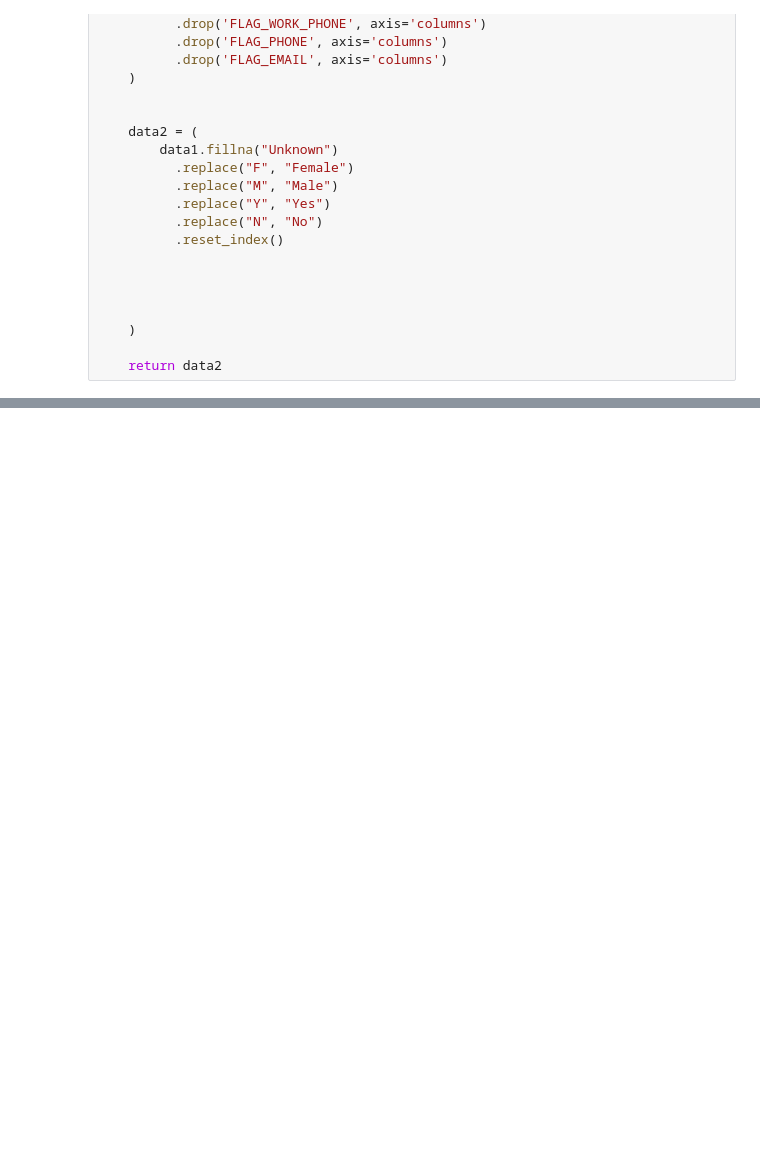
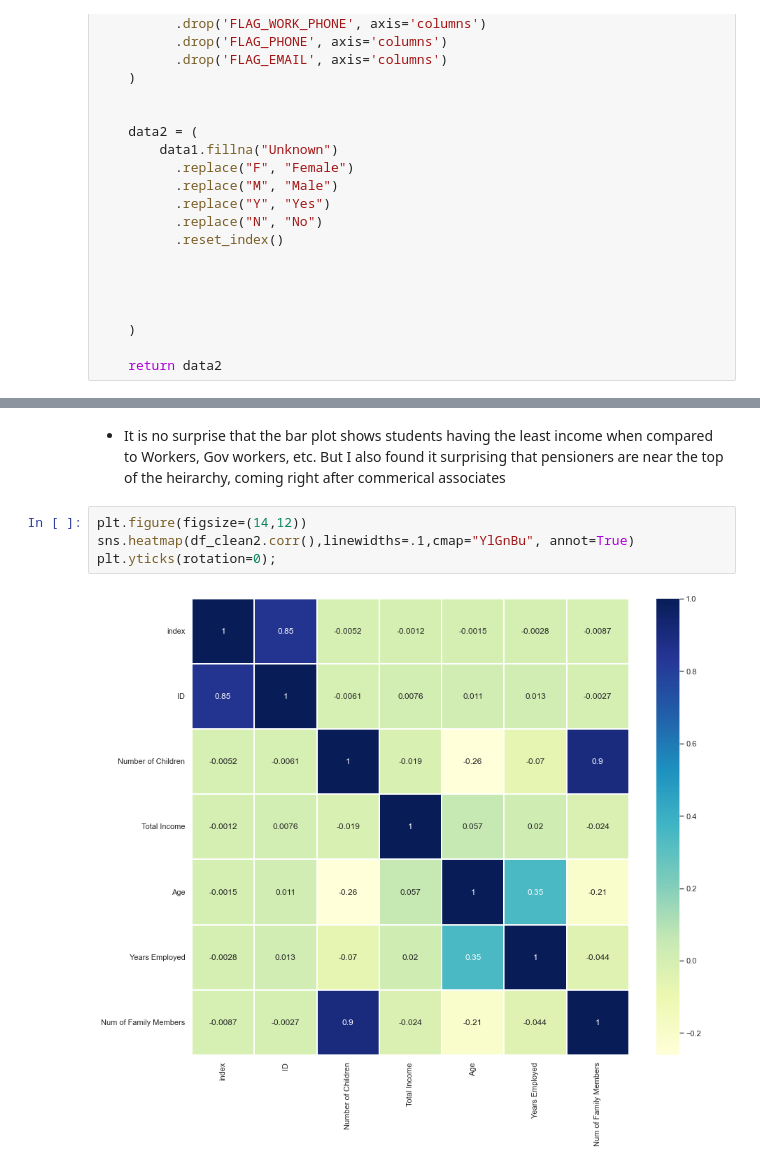
Before and after one commit to alexisd1212/DATA301Project, a Jupyter notebook: notebooks/analysis2.ipynb, the cells around one changed output, grey strips where cells are left out. Saved outputs shown, nothing was run; the diff lists cells and outputs as text; blank space fills up the shorter version.

Commit message:
Edited Milestone 3 after feedback

```diff
--- a/notebooks/analysis2.ipynb
+++ b/notebooks/analysis2.ipynb
@@ -280,0 +285,8 @@ profile
+# %% [markdown]
+* It is no surprise that the bar plot shows students having the least income when compared to Workers, Gov workers, etc. But I also found it surprising that pensioners are near the top of the heirarchy, coming right after commerical associates
+# %%
+plt.figure(figsize=(14,12))
+sns.heatmap(df_clean2.corr(),linewidths=.1,cmap="YlGnBu", annot=True)
+plt.yticks(rotation=0);
+# %% [output]
+[figure, added]
```
Also changed, not shown: parts of 27 cells of this notebook, 1 other file.
